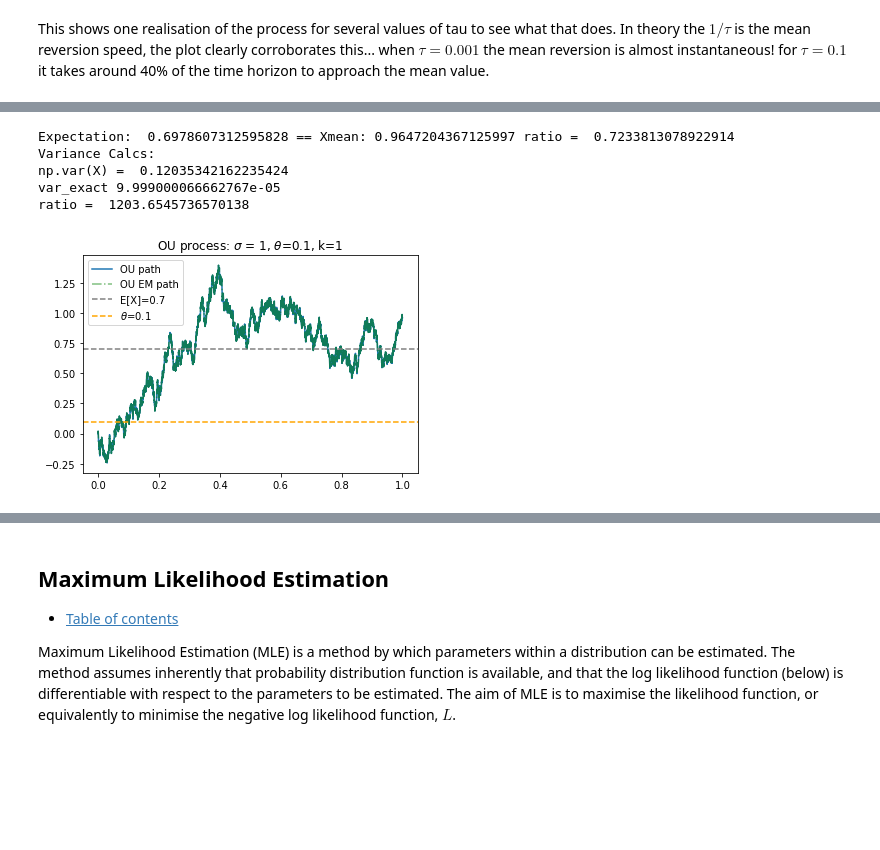
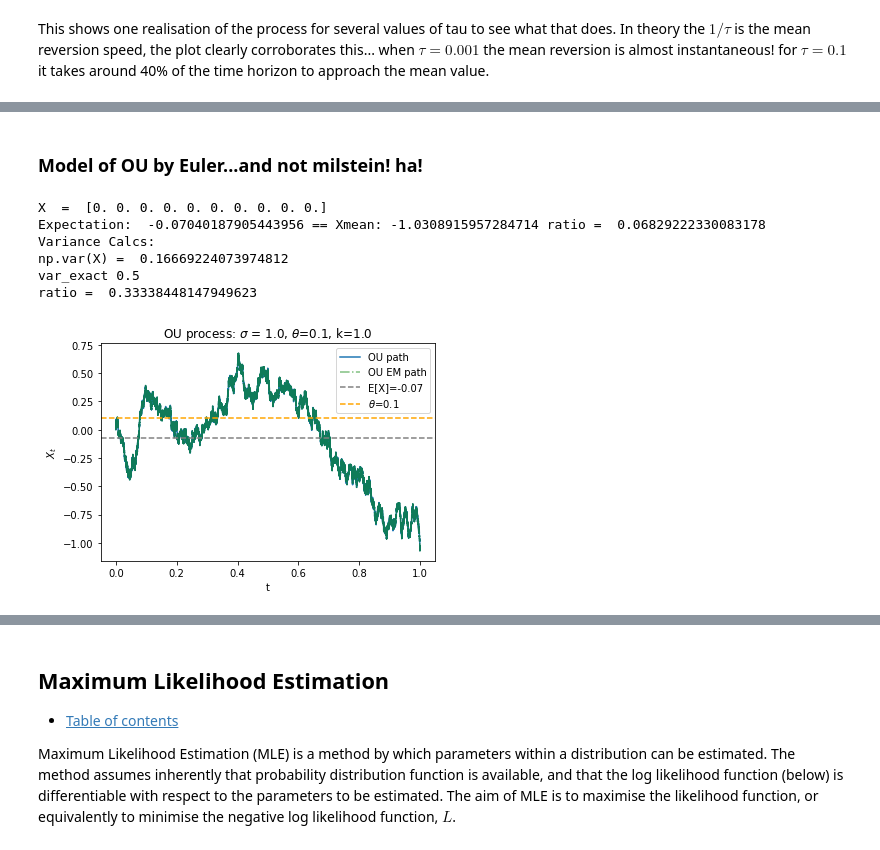
Before and after one commit to s2133934/StochVol, a Jupyter notebook: Notes.ipynb, the cells around one changed output, grey strips where cells are left out. Cells and saved outputs as stored; diff of their text form; code cells hidden in the pictures; blank space fills up the shorter version.

```diff
--- a/Notes.ipynb
+++ b/Notes.ipynb
@@ -659,8 +659,9 @@ for tau_ in tau_var:
     for i in range(N - 1):
     #     X[i+1] = X[i] + (-(X[i] - mu) * dt / tau) + (sigma * np.sqrt(2/tau)) * dW[i]
         X[i+1] = X[i] + (-(X[i] - mu)/tau_) * dt + sigma * dW[i]
-    plt.plot(t_discrete, X, label='tau = '+str(tau_))
+    plt.plot(t_discrete, X, label='$k$ = '+str(1/tau_))
 plt.title('OU process - speed of mean reversion $\mu$ = ' + str(mu))
-plt.legend()
+plt.xlabel('t'); plt.ylabel('$X_t$')
+plt.legend(loc=(0.3,0.48), bbox_to_anchor=(1.05, 0.5),framealpha=0)
 # %% [output]
 <matplotlib.legend.Legend at 0x...>
@@ -814,51 +773,60 @@ where RSS is the residual sum of squares, $N$ the number of samples, and $m$ the
+# %% [markdown]
+### Model of OU by Euler...and not milstein! ha!
 # %%
 ######## Model OU with Euler and Milstein ################
 #Ornstein Uhlenbeck Process - Euler Marumaya discretisation
 
-sigma, theta, k = 1, .1, 1 # Standard deviation, mean, mean reversion speed
-
-T, N = 1.0, 10000
+k, theta, sigma = 1.0, 0.1, 1.0 #  mean reversion speed, long term mean, volatility
+X_0 = 0
+T, N = 1.0, 100000
 dt = T/N  # Time step
 Z = np.random.normal(0,1,N)
-dW = np.sqrt(dt)*Z #needs to be rescaled?
+dW = np.sqrt(dt)*Z
 
 t_grid = np.linspace(0., T, N) # Vector of times.
 X = np.zeros(N)
+X[0] = X_0
+print('X  = ', X[0:10])
 Xem = np.zeros(N)
+Xem[0] = X_0
 Xmil = np.zeros(N)
+Xmil[0] = X_0
 Xmean=np.zeros(N)
+Xmean[0] = X_0
 #R=1 # The multiple of number of timesteps so we can change granularity - not working!
 for i in range(N-1):
     X[i+1] = X[i]*np.exp(-k*dt) + theta*(1-np.exp(-k*dt)) + \
                             sigma*np.sqrt( (1-np.exp(-2*k*dt))/(2*k) ) * Z[i]
 #     Xem[i+1] = X[i]+k*(theta-Xem[i])*(R*dt) + np.sqrt(dt) * np.sum(Z[R*(i-1):R*i]) #attempt to get R working!
     Xem[i+1] = Xem[i]+k*(theta-Xem[i])*dt + sigma*np.sqrt(dt)*Z[i]
     Xmil[i+1] = Xmil[i]+k*(theta-Xmil[i])*dt + sigma*np.sqrt(dt)*Z[i] #+ 0.5*sigma**2 * Xmil[i] * ((np.sqrt(dt)*Z[i])**2 - dt)
     Xmean[i+1] = X[i]*np.exp(-k*dt) + theta*(1-np.exp(-k*dt))
 
 #mean and variance of process:
 expectation = np.mean(X)
 variance = np.var(X)
 #variance from analytical solution:(mean exact is theta - see plot)
-var_exact = (sigma**2/(2*k)) * (1-np.exp(-2*k*dt))
+var_exact = (sigma**2/(2*k))# * (1-np.exp(-2*k*dt)) this is the limit?!
 
 plt.plot(t_grid, X, label = 'OU path')
 plt.plot(t_grid, Xem,'-.', label='OU EM path', color = 'green', alpha=0.5)
 # plt.plot(t_grid, Xmil,'-.', label='OU Mil path', color = 'red', alpha=1)
 plt.axhline(expectation,linestyle='--', color = 'gray', label = 'E[X]='+str(round(expectation,2)))
 plt.axhline(theta,linestyle='--', color = 'orange', label = '$\\theta$='+str(theta))
 plt.title('OU process: $\sigma$ = ' + str(sigma)+', $\\theta$='+str(theta)+', k='+str(k))
+plt.xlabel('t'); plt.ylabel('$X_t$') #; plt.ylim([-1.5,1.5])
 plt.legend()
 
 print('Expectation: ', expectation, '== Xmean:', Xmean[-1], 'ratio = ', expectation/Xmean[-1])
 print('Variance Calcs:\nnp.var(X) = ', variance)
 print('var_exact', var_exact)
 print('ratio = ', variance/var_exact)
 # %% [output]
-Expectation:  0.6978607312595828 == Xmean: 0.9647204367125997 ratio =  0.7233813078922914
+X  =  [0. 0. 0. 0. 0. 0. 0. 0. 0. 0.]
+Expectation:  -0.07040187905443956 == Xmean: -1.0308915957284714 ratio =  0.06829222330083178
 Variance Calcs:
-np.var(X) =  0.12035342162235424
-var_exact 9.999000066662767e-05
-ratio =  1203.6545736570138
+np.var(X) =  0.16669224073974812
+var_exact 0.5
+ratio =  0.33338448147949623
-[figure, old version]
+[figure, new version]
 # %% [markdown]
```
Also changed, not shown: parts of 90 cells of this notebook, 12 other files.
